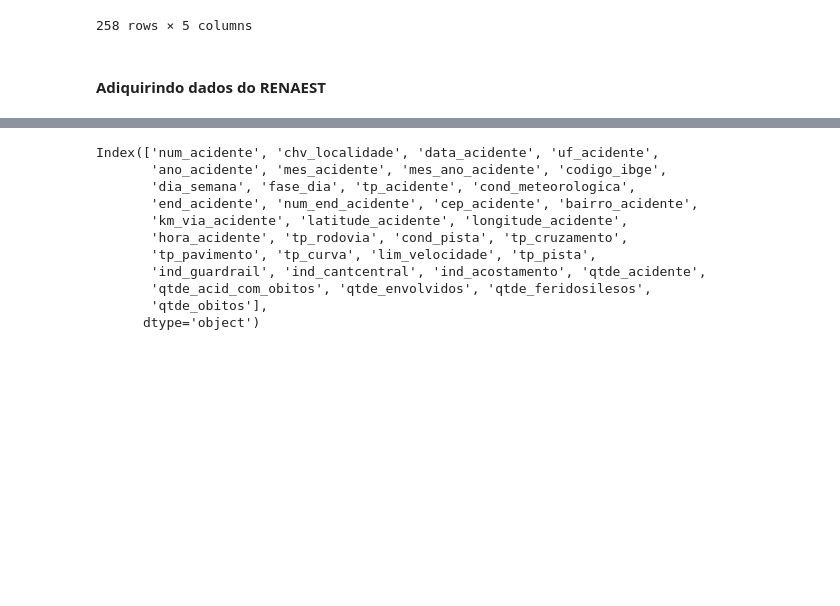
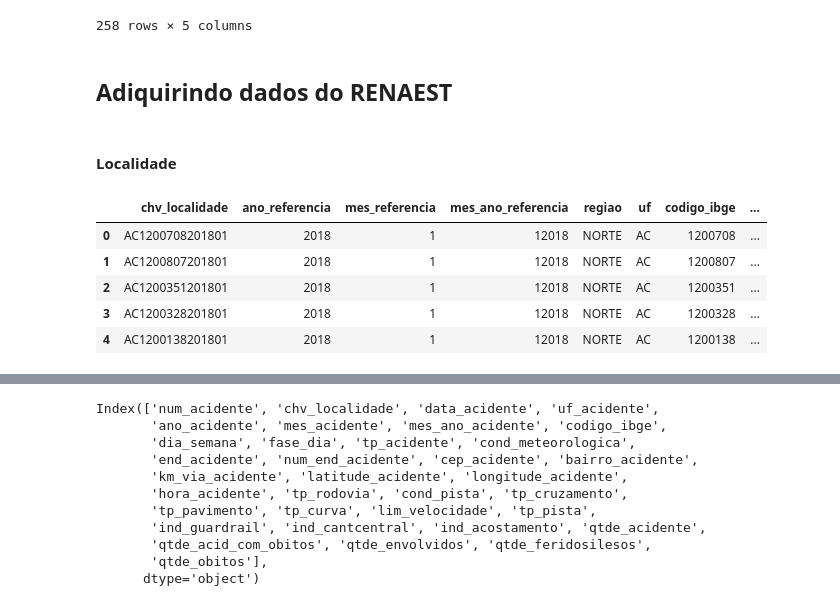
Before and after one commit to lucasstna/trabalho-siad, a Jupyter notebook: transformacoes_dados.ipynb, the cells around one changed output, grey strips where cells are left out. Cells and saved outputs as stored; diff of their text form; code cells hidden in the pictures; blank space fills up the shorter version.

```diff
--- a/transformacoes_dados.ipynb
+++ b/transformacoes_dados.ipynb
@@ -84,4 +84,6 @@ infracoes
 | 257 | 258 | 7617 | Usar veículo para, deliberadament... | Gravíss 30 X | MUNICIPAL/RODOV |
 258 rows × 5 columns
 # %% [markdown]
-#### Adiquirindo dados do RENAEST
+## Adiquirindo dados do RENAEST
+# %% [markdown]
+#### Localidade
@@ -87,0 +92,9 @@ infracoes
+# %%
+df_localidade.head()
+# %% [output]
+|  | chv_localidade | ano_referencia | mes_referencia | mes_ano_referencia | regiao | uf | codigo_ibge | ... |
+| 0 | AC1200708201801 | 2018 | 1 | 12018 | NORTE | AC | 1200708 | ... |
+| 1 | AC1200807201801 | 2018 | 1 | 12018 | NORTE | AC | 1200807 | ... |
+| 2 | AC1200351201801 | 2018 | 1 | 12018 | NORTE | AC | 1200351 | ... |
+| 3 | AC1200328201801 | 2018 | 1 | 12018 | NORTE | AC | 1200328 | ... |
+| 4 | AC1200138201801 | 2018 | 1 | 12018 | NORTE | AC | 1200138 | ... |
```
Also changed, not shown: parts of 13 cells of this notebook.
